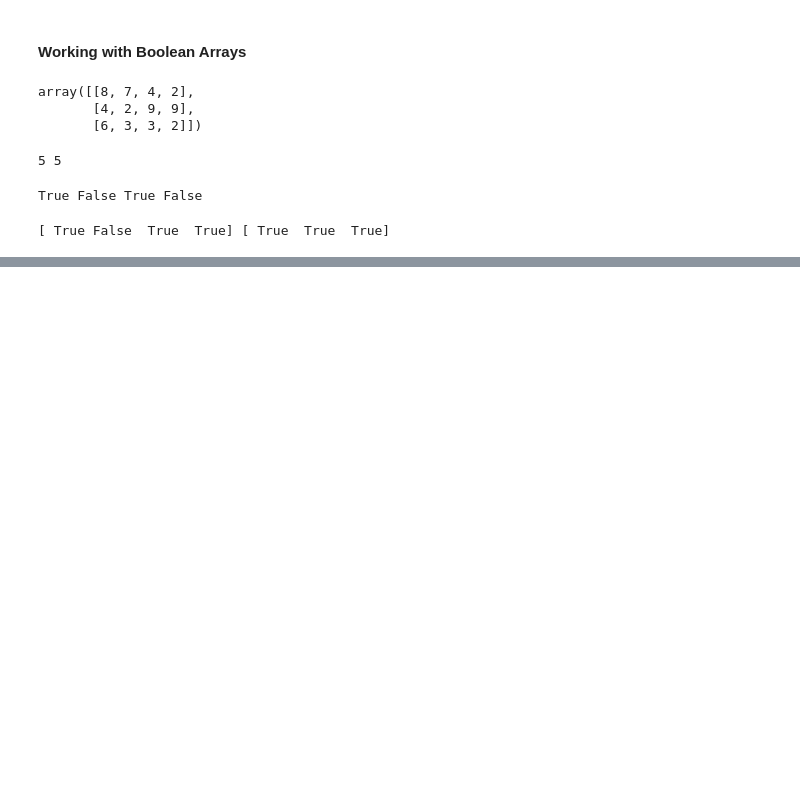
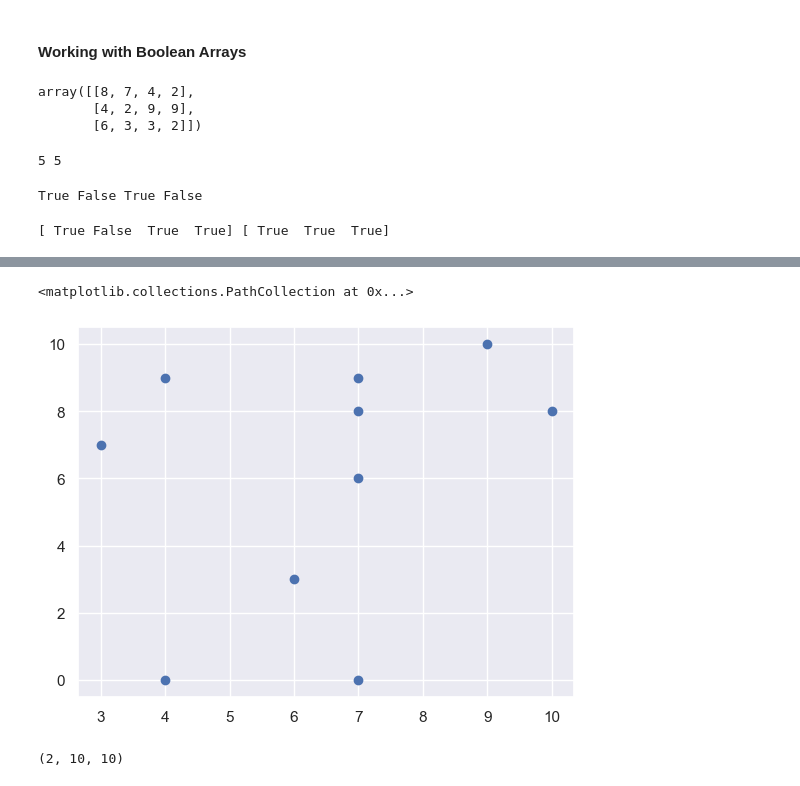
Before and after one commit to yogiman12/Python-Data-Science-Handbook, a Jupyter notebook: Numpy/nb2.ipynb, the cells around one changed output, grey strips where cells are left out. Saved outputs shown, nothing was run; the diff lists cells and outputs as text; code cells hidden in the pictures; blank space fills up the shorter version.

```diff
--- a/Numpy/nb2.ipynb
+++ b/Numpy/nb2.ipynb
@@ -377,0 +618,4 @@ print(np.any(x>7,axis=0),np.any(x>5,axis=1))
+# %%
+np.random.seed(7)
+x = np.random.randint(0,11,size=(10,2))
+x
@@ -377,0 +633,12 @@ print(np.any(x>7,axis=0),np.any(x>5,axis=1))
+# %%
+# x = y  = np.linspace(0,11)
+plt.scatter(x[:,0],x[:,1])
+# %% [output]
+<matplotlib.collections.PathCollection at 0x...>
+[figure, added]
+# %%
+tot = np.array([x[:,0]-x[:,0][:,np.newaxis] , x[:,1]-x[:,1][:,np.newaxis]])**2
+tot.shape
+# np.sum(axis=-1)
+# %% [output]
+(2, 10, 10)
```
Also changed, not shown: parts of 73 cells of this notebook, 7 other files.
